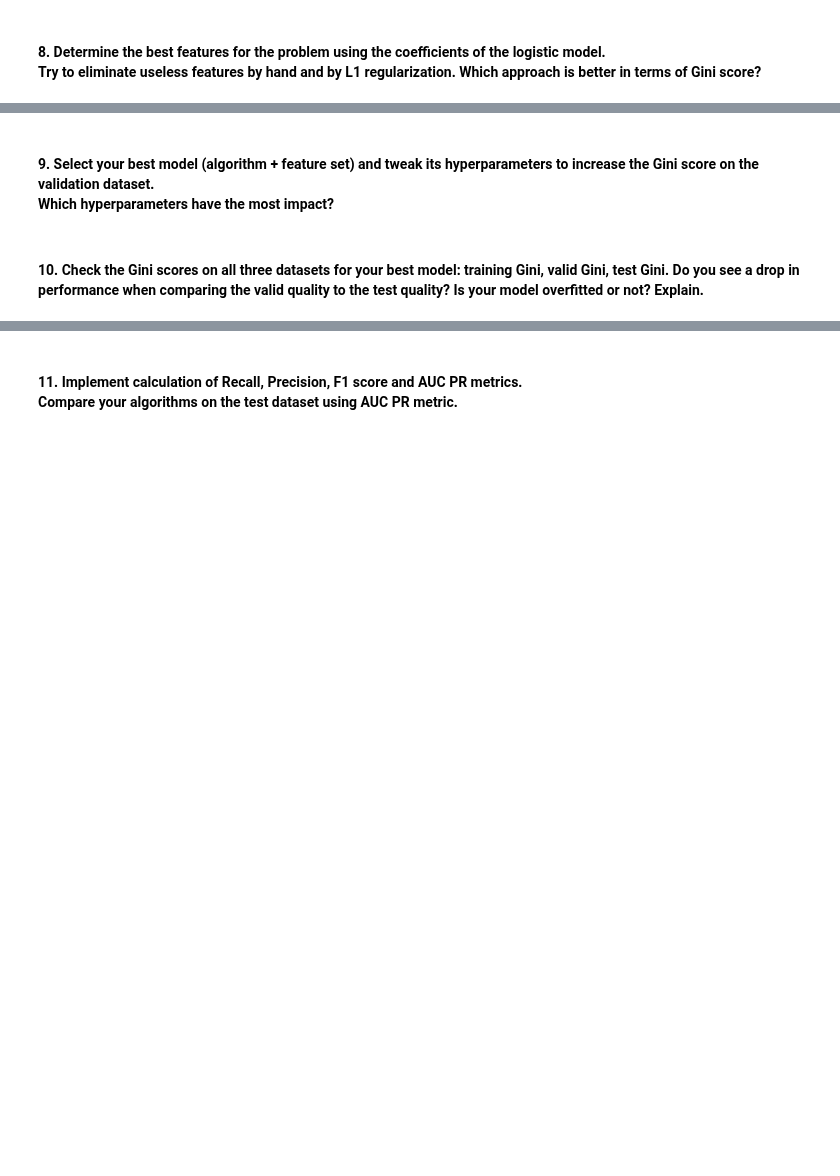
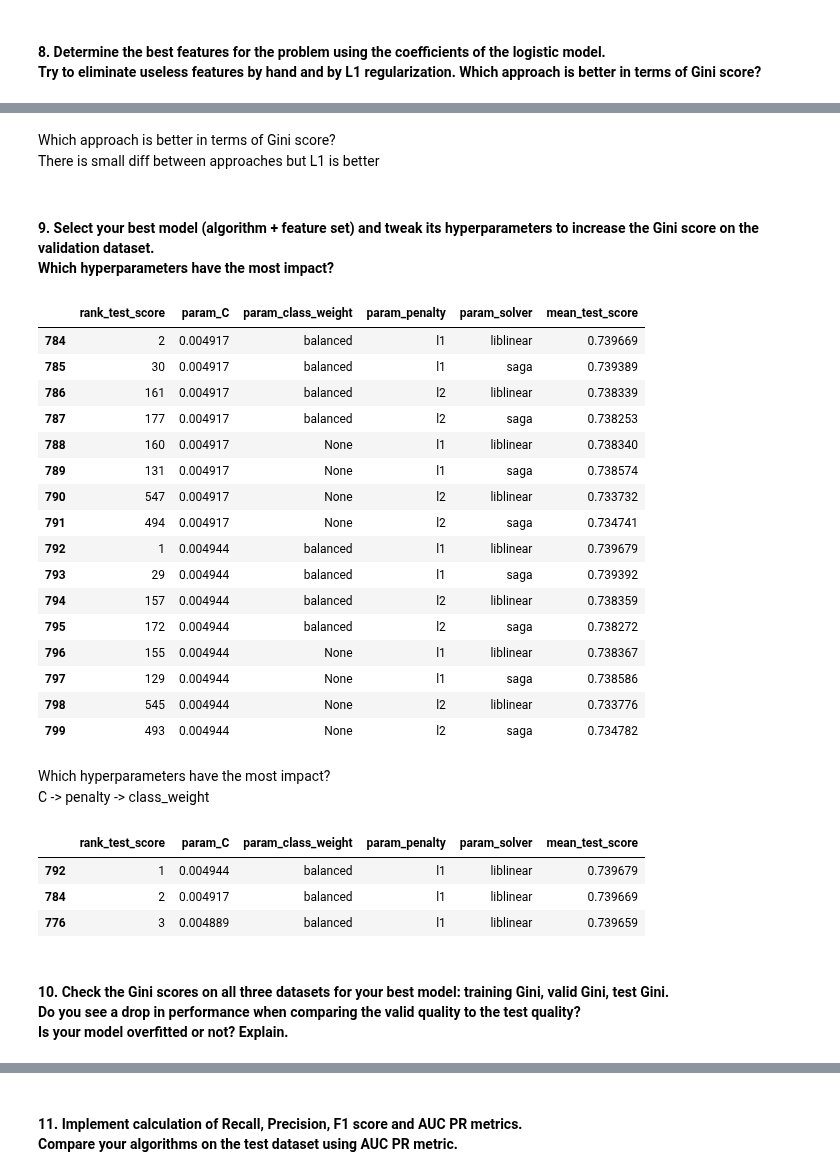
Before and after one commit to TimurOsmanov/s21, a Jupyter notebook: ML/ML.Project_4.ID_Classification/src/DontGetKicked_ML4.ipynb, the cells around one changed output, grey strips where cells are left out. Drawn from its saved outputs; the diff is of its cells as text; code cells hidden in the pictures; blank space fills up the shorter version.

```diff
--- a/ML/ML.Project_4.ID_Classification/src/DontGetKicked_ML4.ipynb
+++ b/ML/ML.Project_4.ID_Classification/src/DontGetKicked_ML4.ipynb
@@ -161,11 +155,11 @@ True
 #### 3. Use LabelEncoder or OneHotEncoder from sklearn to preprocess categorical variables. Be careful with data leakage (fit Encoder to training and apply to validation & test). Consider another coding approach if you encounter new categorical values in validation & test (not seen in training): https://contrib.scikit-learn.org/category_encoders/count.html
 # %%
 cat_to_onehot_enc: list = []
-cat_to_count_enc: list = []
+cat_to_target_enc: list = []
 for category in categories:
     # if there is many unique values we cant use OHE
     if X_train[category].value_counts().count() < 21:
         cat_to_onehot_enc.append(category)
     else:
-        cat_to_count_enc.append(category)
+        cat_to_target_enc.append(category)
 # %%
@@ -475,0 +710,12 @@ Add new features to your pipeline, repeat step 4. Did you manage to increase you
+# %%
+y_train_ = X_train_["IsBadBuy"]
+X_train_ = X_train_.drop("IsBadBuy", axis=1).astype(np.float64)
+y_valid_ = X_valid_["IsBadBuy"]
+X_valid_ = X_valid_.drop("IsBadBuy", axis=1).astype(np.float64)
+y_test_ = X_test_["IsBadBuy"]
+X_test_ = X_test_.drop("IsBadBuy", axis=1).astype(np.float64)
+
+# change count enc to target enc
+out4 = out_log_nb_knn_gini(
+    X_train=X_train_, y_train=y_train_, X_valid=X_valid_, y_valid=y_valid_
+)
@@ -475,0 +727,9 @@ Add new features to your pipeline, repeat step 4. Did you manage to increase you
+# %%
+X_train_['Cost_to_age'] = X_train_['VehBCost'] / X_train_['VehicleAge']
+X_valid_['Cost_to_age'] = X_valid_['VehBCost'] / X_valid_['VehicleAge']
+X_test_['Cost_to_age'] = X_test_['VehBCost'] / X_test_['VehicleAge']
+
+# change count enc to target enc and added fractions
+out5 = out_log_nb_knn_gini(
+    X_train=X_train_, y_train=y_train_, X_valid=X_valid_, y_valid=y_valid_
+)
@@ -478,4 +979,54 @@ Add new features to your pipeline, repeat step 4. Did you manage to increase you
+# %% [markdown]
+Which approach is better in terms of Gini score?<br>
+There is small diff between approaches but L1 is better
 # %% [markdown]
 #### 9. Select your best model (algorithm + feature set) and tweak its hyperparameters to increase the Gini score on the validation dataset. <br>Which hyperparameters have the most impact?
+# %%
+# best algo - Log_reg
+best_features = out_features2['Features_All_L1']
+best_C = C_values[1]
+new_C = np.linspace(best_C - 1.35 * 10e-4, best_C + 1.35 * 10e-4, 100)
+
+parameters = {
+    'C': new_C,
+    'penalty': ('l1', 'l2'),
+    'solver':('liblinear', 'saga'),
+    'class_weight': ('balanced', None),
+}
+
+model = LogisticRegression(random_state=42)
+
+grid = GridSearchCV(model, parameters, scoring='roc_auc', n_jobs=-1)
+grid.fit(X_train_.loc[:, best_features], y_train_)
+
+pd.DataFrame(grid.cv_results_).loc[:, ['rank_test_score', 'param_C', 'param_class_weight', 'param_penalty', 'param_solver', 'mean_test_score']].tail(16)
+# %% [output]
+|  | rank_test_score | param_C | param_class_weight | param_penalty | param_solver | mean_test_score |
+| 784 | 2 | 0.004917 | balanced | l1 | liblinear | 0.739669 |
+| 785 | 30 | 0.004917 | balanced | l1 | saga | 0.739389 |
+| 786 | 161 | 0.004917 | balanced | l2 | liblinear | 0.738339 |
+| 787 | 177 | 0.004917 | balanced | l2 | saga | 0.738253 |
+| 788 | 160 | 0.004917 | None | l1 | liblinear | 0.738340 |
+| 789 | 131 | 0.004917 | None | l1 | saga | 0.738574 |
+| 790 | 547 | 0.004917 | None | l2 | liblinear | 0.733732 |
+| 791 | 494 | 0.004917 | None | l2 | saga | 0.734741 |
+| 792 | 1 | 0.004944 | balanced | l1 | liblinear | 0.739679 |
+| 793 | 29 | 0.004944 | balanced | l1 | saga | 0.739392 |
+| 794 | 157 | 0.004944 | balanced | l2 | liblinear | 0.738359 |
+| 795 | 172 | 0.004944 | balanced | l2 | saga | 0.738272 |
+| 796 | 155 | 0.004944 | None | l1 | liblinear | 0.738367 |
+| 797 | 129 | 0.004944 | None | l1 | saga | 0.738586 |
+| 798 | 545 | 0.004944 | None | l2 | liblinear | 0.733776 |
+| 799 | 493 | 0.004944 | None | l2 | saga | 0.734782 |
+# %% [markdown]
+Which hyperparameters have the most impact?<br>
+C -> penalty -> class_weight
+# %%
+(pd.DataFrame(grid.cv_results_).sort_values(by=['rank_test_score']).loc[:, ['rank_test_score', 'param_C', 'param_class_weight', 'param_penalty', 'param_solver', 'mean_test_score']].head(3))
+# %% [output]
+|  | rank_test_score | param_C | param_class_weight | param_penalty | param_solver | mean_test_score |
+| 792 | 1 | 0.004944 | balanced | l1 | liblinear | 0.739679 |
+| 784 | 2 | 0.004917 | balanced | l1 | liblinear | 0.739669 |
+| 776 | 3 | 0.004889 | balanced | l1 | liblinear | 0.739659 |
 # %% [markdown]
-#### 10. Check the Gini scores on all three datasets for your best model: training Gini, valid Gini, test Gini. Do you see a drop in performance when comparing the valid quality to the test quality? Is your model overfitted or not? Explain.
+#### 10. Check the Gini scores on all three datasets for your best model: training Gini, valid Gini, test Gini.<br>Do you see a drop in performance when comparing the valid quality to the test quality?<br> Is your model overfitted or not? Explain.
```
Also changed, not shown: parts of 39 cells of this notebook.
